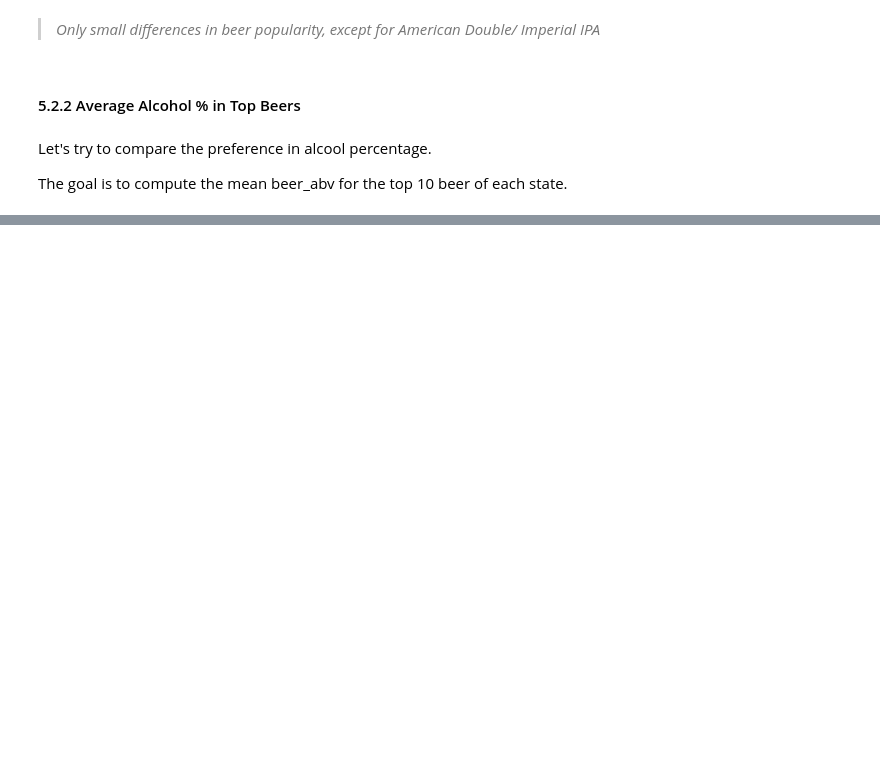
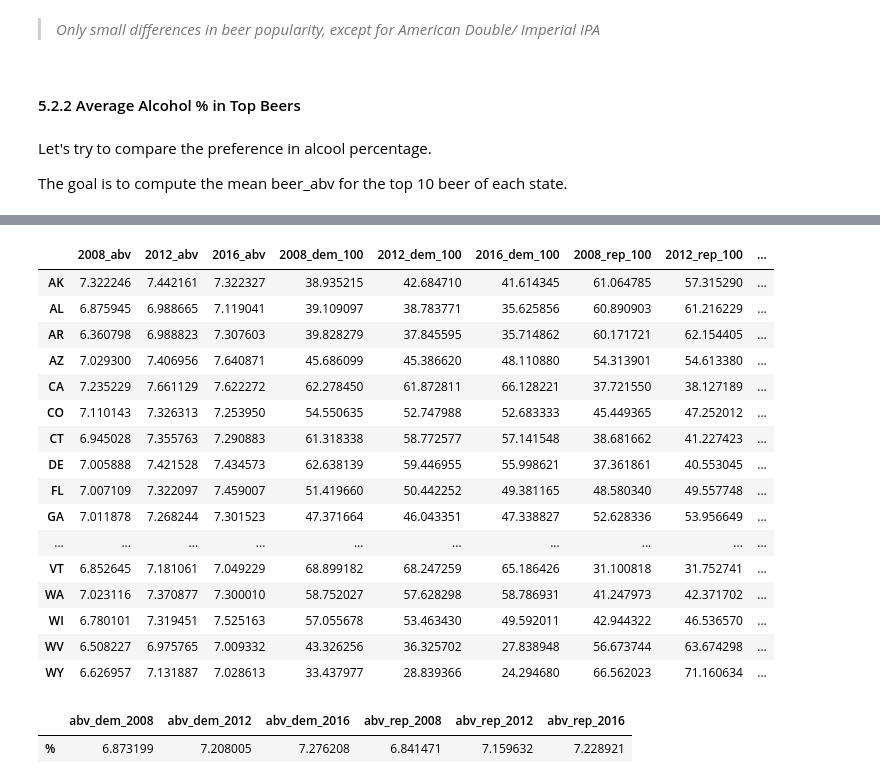
Before and after one commit to epfl-ada/ada-2024-project-casiervert952, a Jupyter notebook: results.ipynb, the cells around one changed output, grey strips where cells are left out. Drawn from its saved outputs; the diff is of its cells as text; code cells hidden in the pictures; blank space fills up the shorter version.

```diff
--- a/results.ipynb
+++ b/results.ipynb
@@ -1162,0 +1352,55 @@ plt.show()
+# %%
+rep_dem_df = pd.merge(filtered_dem_year_score_df, filtered_rep_year_score_df, left_index=True, right_index=True)
+rep_dem_abv_df = pd.merge(rep_dem_df, mean_abv_by_state_df, left_index=True, right_index=True)
+
+rep_dem_abv_df['2008_dem_100'] = 100 / (rep_dem_abv_df['2008_dem'] + rep_dem_abv_df['2008_rep']) * rep_dem_abv_df['2008_dem']
+rep_dem_abv_df['2012_dem_100'] = 100 / (rep_dem_abv_df['2012_dem'] + rep_dem_abv_df['2012_rep']) * rep_dem_abv_df['2012_dem']
+rep_dem_abv_df['2016_dem_100'] = 100 / (rep_dem_abv_df['2016_dem'] + rep_dem_abv_df['2016_rep']) * rep_dem_abv_df['2016_dem']
+
+rep_dem_abv_df['2008_rep_100'] = 100 / (rep_dem_abv_df['2008_dem'] + rep_dem_abv_df['2008_rep']) * rep_dem_abv_df['2008_rep']
+rep_dem_abv_df['2012_rep_100'] = 100 / (rep_dem_abv_df['2012_dem'] + rep_dem_abv_df['2012_rep']) * rep_dem_abv_df['2012_rep']
+rep_dem_abv_df['2016_rep_100'] = 100 / (rep_dem_abv_df['2016_dem'] + rep_dem_abv_df['2016_rep']) * rep_dem_abv_df['2016_rep']
+
+rep_dem_abv_df = rep_dem_abv_df.drop(columns=['2008_rep', '2012_rep', '2016_rep', '2008_dem', '2012_dem', '2016_dem'])
+
+display(rep_dem_abv_df)
+# %% [output]
+|  | 2008_abv | 2012_abv | 2016_abv | 2008_dem_100 | 2012_dem_100 | 2016_dem_100 | 2008_rep_100 | 2012_rep_100 | ... |
+| AK | 7.322246 | 7.442161 | 7.322327 | 38.935215 | 42.684710 | 41.614345 | 61.064785 | 57.315290 | ... |
+| AL | 6.875945 | 6.988665 | 7.119041 | 39.109097 | 38.783771 | 35.625856 | 60.890903 | 61.216229 | ... |
+| AR | 6.360798 | 6.988823 | 7.307603 | 39.828279 | 37.845595 | 35.714862 | 60.171721 | 62.154405 | ... |
+| AZ | 7.029300 | 7.406956 | 7.640871 | 45.686099 | 45.386620 | 48.110880 | 54.313901 | 54.613380 | ... |
+| CA | 7.235229 | 7.661129 | 7.622272 | 62.278450 | 61.872811 | 66.128221 | 37.721550 | 38.127189 | ... |
+| CO | 7.110143 | 7.326313 | 7.253950 | 54.550635 | 52.747988 | 52.683333 | 45.449365 | 47.252012 | ... |
+| CT | 6.945028 | 7.355763 | 7.290883 | 61.318338 | 58.772577 | 57.141548 | 38.681662 | 41.227423 | ... |
+| DE | 7.005888 | 7.421528 | 7.434573 | 62.638139 | 59.446955 | 55.998621 | 37.361861 | 40.553045 | ... |
+| FL | 7.007109 | 7.322097 | 7.459007 | 51.419660 | 50.442252 | 49.381165 | 48.580340 | 49.557748 | ... |
+| GA | 7.011878 | 7.268244 | 7.301523 | 47.371664 | 46.043351 | 47.338827 | 52.628336 | 53.956649 | ... |
+| ... | ... | ... | ... | ... | ... | ... | ... | ... | ... |
+| VT | 6.852645 | 7.181061 | 7.049229 | 68.899182 | 68.247259 | 65.186426 | 31.100818 | 31.752741 | ... |
+| WA | 7.023116 | 7.370877 | 7.300010 | 58.752027 | 57.628298 | 58.786931 | 41.247973 | 42.371702 | ... |
+| WI | 6.780101 | 7.319451 | 7.525163 | 57.055678 | 53.463430 | 49.592011 | 42.944322 | 46.536570 | ... |
+| WV | 6.508227 | 6.975765 | 7.009332 | 43.326256 | 36.325702 | 27.838948 | 56.673744 | 63.674298 | ... |
+| WY | 6.626957 | 7.131887 | 7.028613 | 33.437977 | 28.839366 | 24.294680 | 66.562023 | 71.160634 | ... |
+# %%
+abv_dem_2008 = (rep_dem_abv_df['2008_abv'] * rep_dem_abv_df['2008_dem_100']).sum() / rep_dem_abv_df['2008_dem_100'].sum()
+abv_dem_2012 = (rep_dem_abv_df['2012_abv'] * rep_dem_abv_df['2012_dem_100']).sum() / rep_dem_abv_df['2012_dem_100'].sum()
+abv_dem_2016 = (rep_dem_abv_df['2016_abv'] * rep_dem_abv_df['2016_dem_100']).sum() / rep_dem_abv_df['2016_dem_100'].sum()
+
+abv_rep_2008 = (rep_dem_abv_df['2008_abv'] * rep_dem_abv_df['2008_rep_100']).sum() / rep_dem_abv_df['2008_rep_100'].sum()
+abv_rep_2012 = (rep_dem_abv_df['2012_abv'] * rep_dem_abv_df['2012_rep_100']).sum() / rep_dem_abv_df['2012_rep_100'].sum()
+abv_rep_2016 = (rep_dem_abv_df['2016_abv'] * rep_dem_abv_df['2016_rep_100']).sum() / rep_dem_abv_df['2016_rep_100'].sum()
+
+mean_abv_df = pd.DataFrame({
+    'abv_dem_2008': [abv_dem_2008],
+    'abv_dem_2012': [abv_dem_2012],
+    'abv_dem_2016': [abv_dem_2016],
+    'abv_rep_2008': [abv_rep_2008],
+    'abv_rep_2012': [abv_rep_2012],
+    'abv_rep_2016': [abv_rep_2016]
+})
+mean_abv_df.index = ['%']
+display(mean_abv_df)
+# %% [output]
+|  | abv_dem_2008 | abv_dem_2012 | abv_dem_2016 | abv_rep_2008 | abv_rep_2012 | abv_rep_2016 |
+| % | 6.873199 | 7.208005 | 7.276208 | 6.841471 | 7.159632 | 7.228921 |
```
Also changed, not shown: parts of 21 cells of this notebook.
